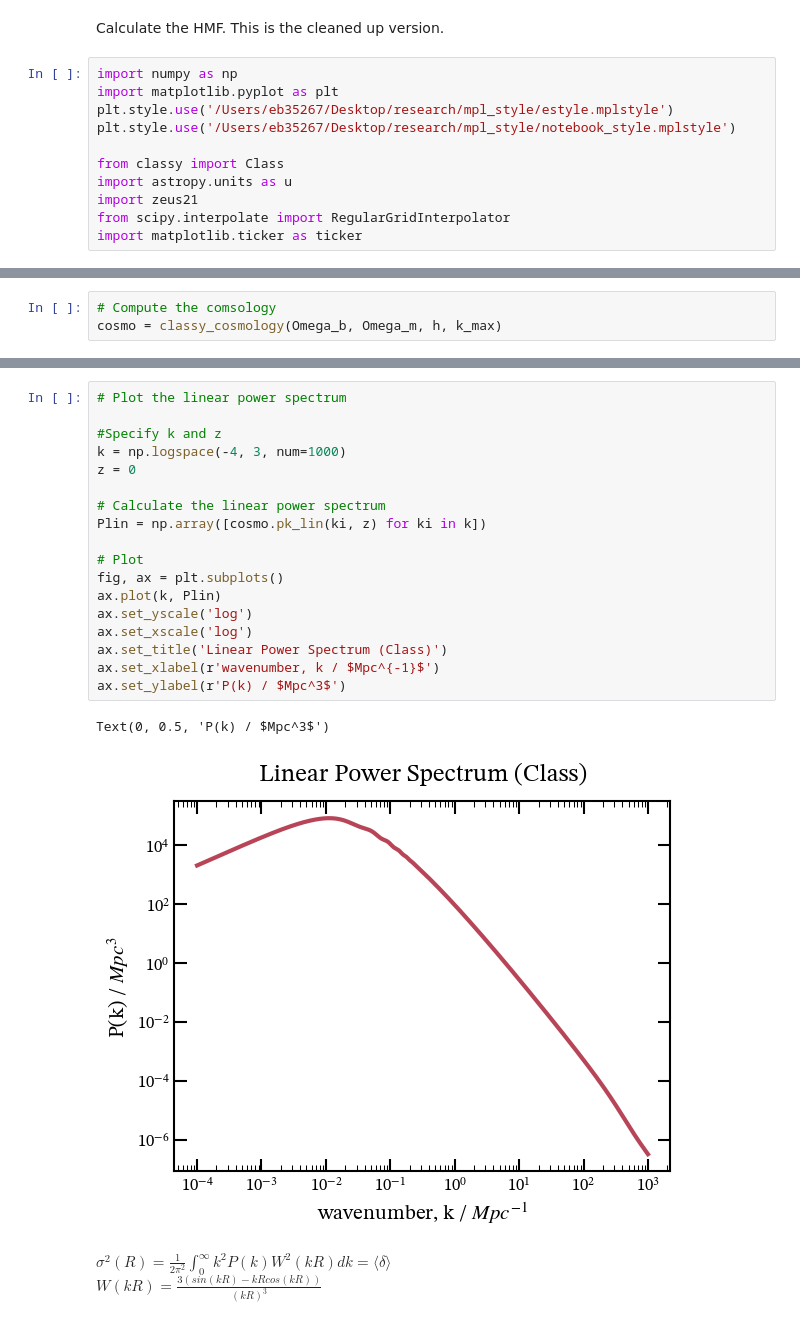
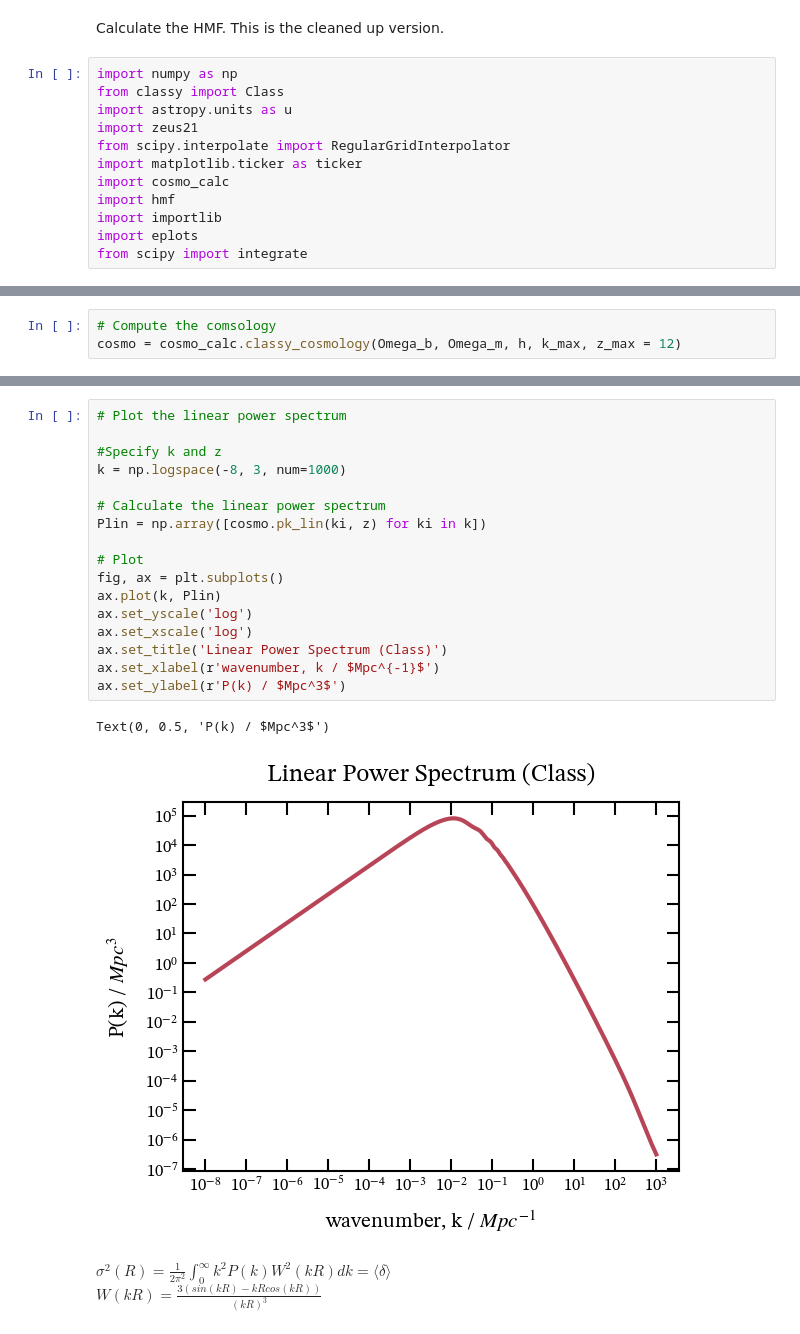
Before and after one commit to ebregou/modeling_stochasticity, a Jupyter notebook: notebooks/hmf.ipynb, the cells around one changed output, grey strips where cells are left out. Saved outputs shown, nothing was run; the diff lists cells and outputs as text.

```diff
--- a/notebooks/hmf.ipynb
+++ b/notebooks/hmf.ipynb
@@ -2,12 +2,13 @@
 Calculate the HMF. This is the cleaned up version.
 # %%
 import numpy as np
-import matplotlib.pyplot as plt
-plt.style.use('/Users/eb35267/Desktop/research/mpl_style/estyle.mplstyle')
-plt.style.use('/Users/eb35267/Desktop/research/mpl_style/notebook_style.mplstyle')
-
 from classy import Class
 import astropy.units as u
 import zeus21
 from scipy.interpolate import RegularGridInterpolator
 import matplotlib.ticker as ticker
+import cosmo_calc
+import hmf
+import importlib
+import eplots
+from scipy import integrate
@@ -77,3 +25,3 @@ k_max = 1e3
 # %%
 # Compute the comsology
-cosmo = classy_cosmology(Omega_b, Omega_m, h, k_max)
+cosmo = cosmo_calc.classy_cosmology(Omega_b, Omega_m, h, k_max, z_max = 12)
@@ -83,24 +33,23 @@ HMFintclass, CosmoParams = hmf_zeus(Omega_b, Omega_m, h)
 # %%
 # Plot the linear power spectrum
 
 #Specify k and z
-k = np.logspace(-4, 3, num=1000)
-z = 0
+k = np.logspace(-8, 3, num=1000)
 
 # Calculate the linear power spectrum
 Plin = np.array([cosmo.pk_lin(ki, z) for ki in k])
 
 # Plot
 fig, ax = plt.subplots()
 ax.plot(k, Plin)
 ax.set_yscale('log')
 ax.set_xscale('log')
 ax.set_title('Linear Power Spectrum (Class)')
 ax.set_xlabel(r'wavenumber, k / $Mpc^{-1}$')
 ax.set_ylabel(r'P(k) / $Mpc^3$')
 # %% [output]
 Text(0, 0.5, 'P(k) / $Mpc^3$')
-[figure, old version]
+[figure, new version]
 # %% [markdown]
 $\sigma^2(R) = \frac{1}{2\pi^2} \int_0^{\infty}k^2P(k)W^2(kR)dk = \langle \delta \rangle$ \
 $W(kR) = \frac{3(sin(kR)-kRcos(kR))}{(kR)^3}$
```
Also changed, not shown: parts of 28 cells of this notebook, 13 other files.
